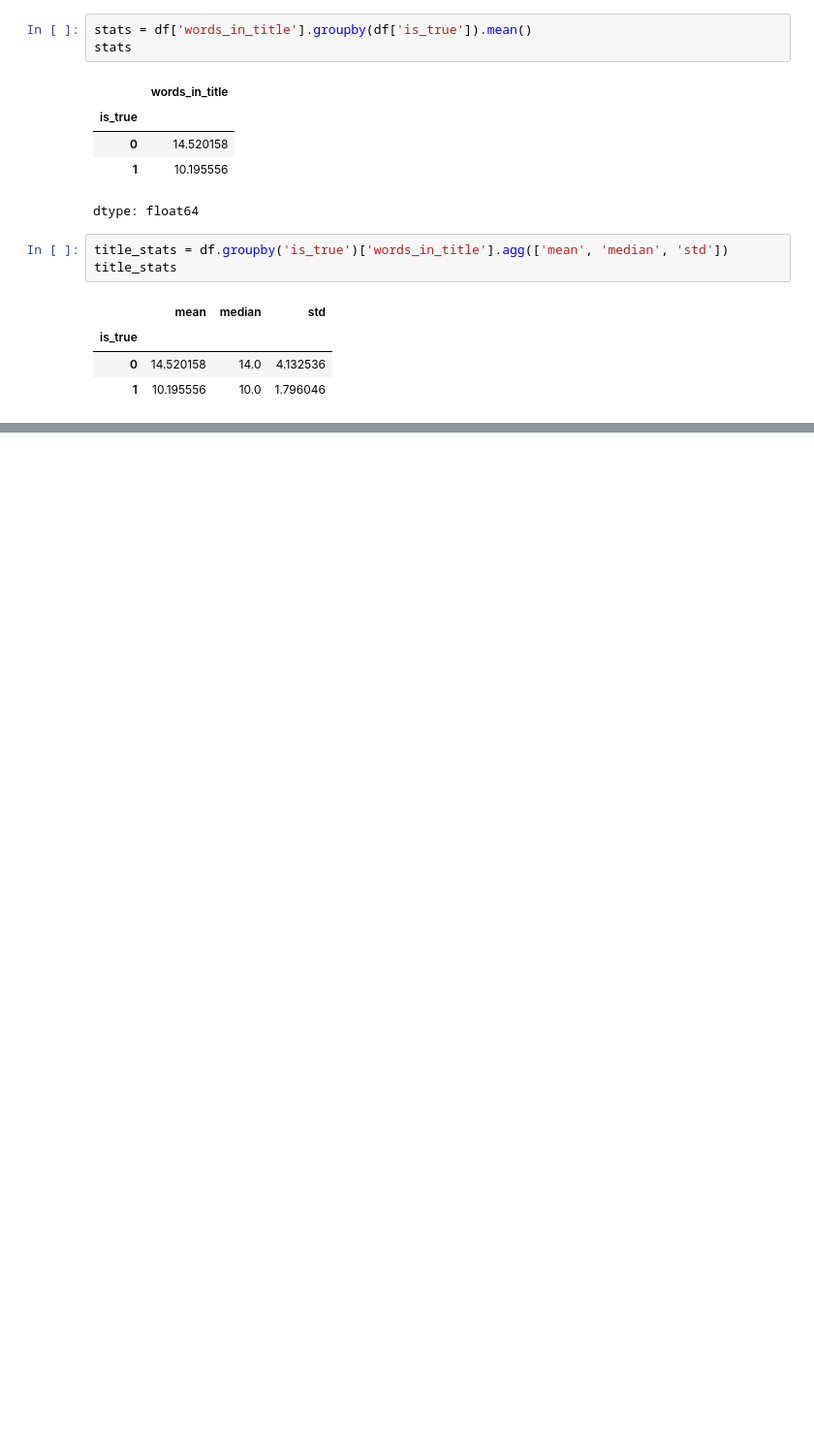
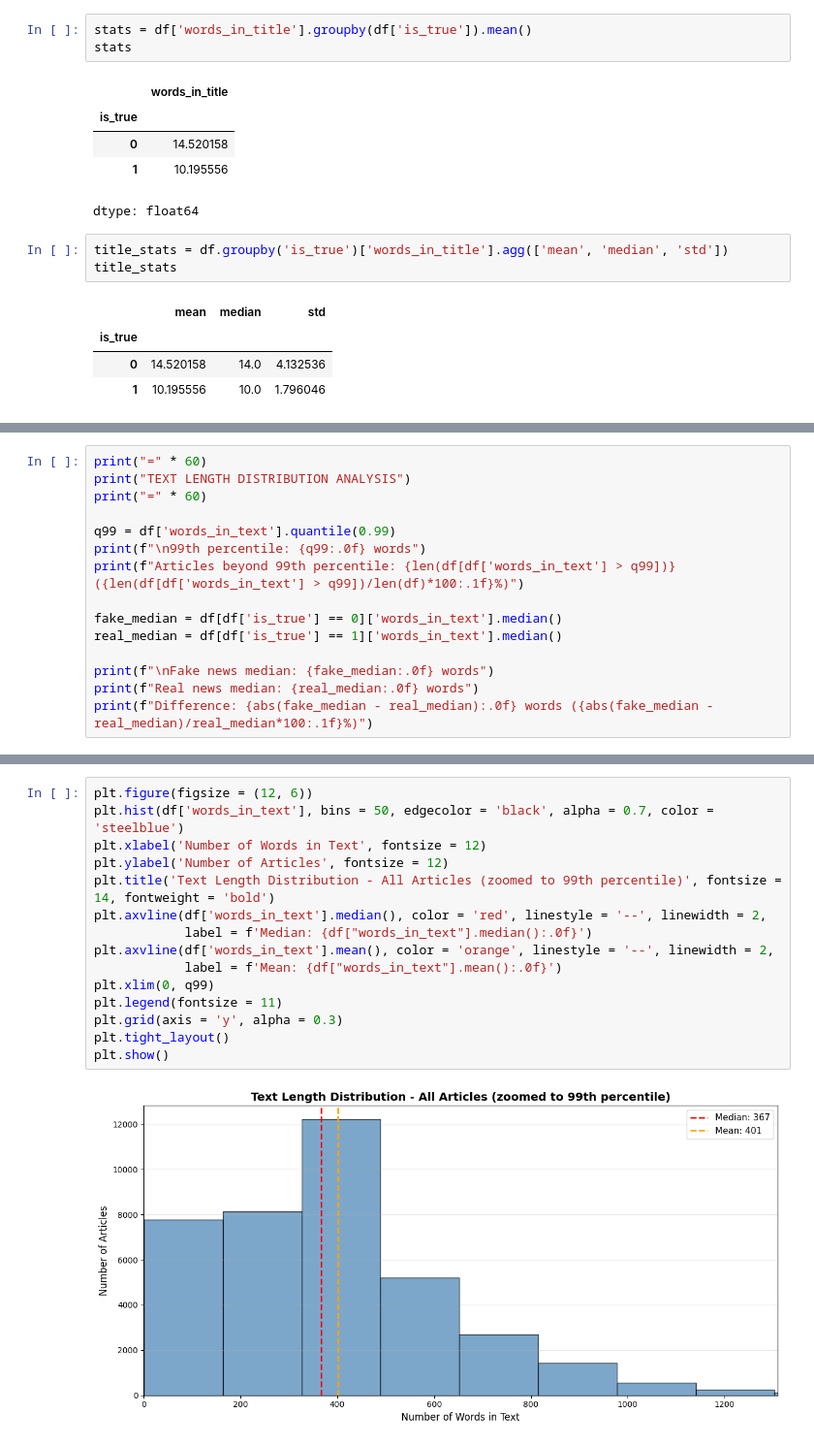
Before and after one commit to NoxFort1/fake-news-detector, a Jupyter notebook: notebooks/01_data_exploration.ipynb, the cells around one changed output, grey strips where cells are left out. Shown: that part at 97% size. Saved outputs shown, nothing was run; the diff lists cells and outputs as text; blank space fills up the shorter version.

```diff
--- a/notebooks/01_data_exploration.ipynb
+++ b/notebooks/01_data_exploration.ipynb
@@ -157,0 +261,15 @@ title_stats
+# %%
+print("=" * 60)
+print("TEXT LENGTH DISTRIBUTION ANALYSIS")
+print("=" * 60)
+
+q99 = df['words_in_text'].quantile(0.99)
+print(f"\n99th percentile: {q99:.0f} words")
+print(f"Articles beyond 99th percentile: {len(df[df['words_in_text'] > q99])} ({len(df[df['words_in_text'] > q99])/len(df)*100:.1f}%)")
+
+fake_median = df[df['is_true'] == 0]['words_in_text'].median()
+real_median = df[df['is_true'] == 1]['words_in_text'].median()
+
+print(f"\nFake news median: {fake_median:.0f} words")
+print(f"Real news median: {real_median:.0f} words")
+print(f"Difference: {abs(fake_median - real_median):.0f} words ({abs(fake_median - real_median)/real_median*100:.1f}%)")
@@ -157,0 +287,17 @@ title_stats
+# %%
+plt.figure(figsize = (12, 6))
+plt.hist(df['words_in_text'], bins = 50, edgecolor = 'black', alpha = 0.7, color = 'steelblue')
+plt.xlabel('Number of Words in Text', fontsize = 12)
+plt.ylabel('Number of Articles', fontsize = 12)
+plt.title('Text Length Distribution - All Articles (zoomed to 99th percentile)', fontsize = 14, fontweight = 'bold')
+plt.axvline(df['words_in_text'].median(), color = 'red', linestyle = '--', linewidth = 2,
+            label = f'Median: {df["words_in_text"].median():.0f}')
+plt.axvline(df['words_in_text'].mean(), color = 'orange', linestyle = '--', linewidth = 2,
+            label = f'Mean: {df["words_in_text"].mean():.0f}')
+plt.xlim(0, q99)
+plt.legend(fontsize = 11)
+plt.grid(axis = 'y', alpha = 0.3)
+plt.tight_layout()
+plt.show()
+# %% [output]
+[figure, added]
```
Also changed, not shown: parts of 14 cells of this notebook.
